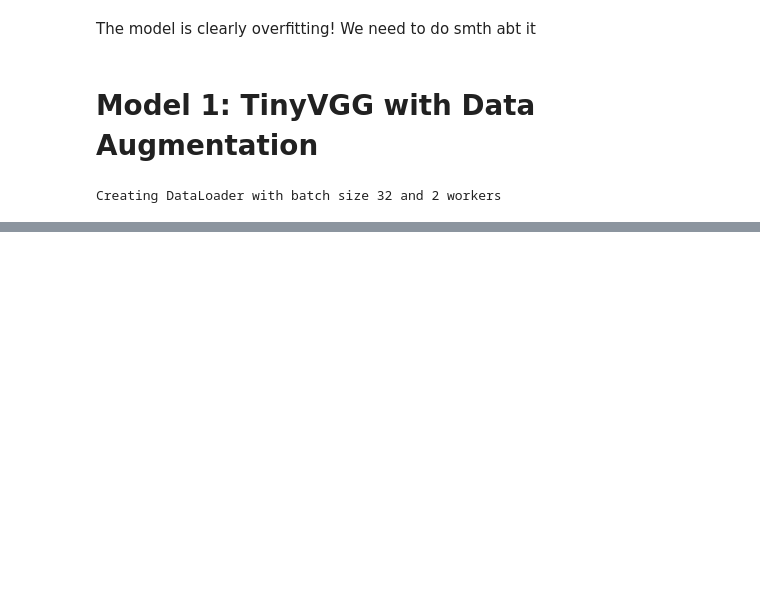
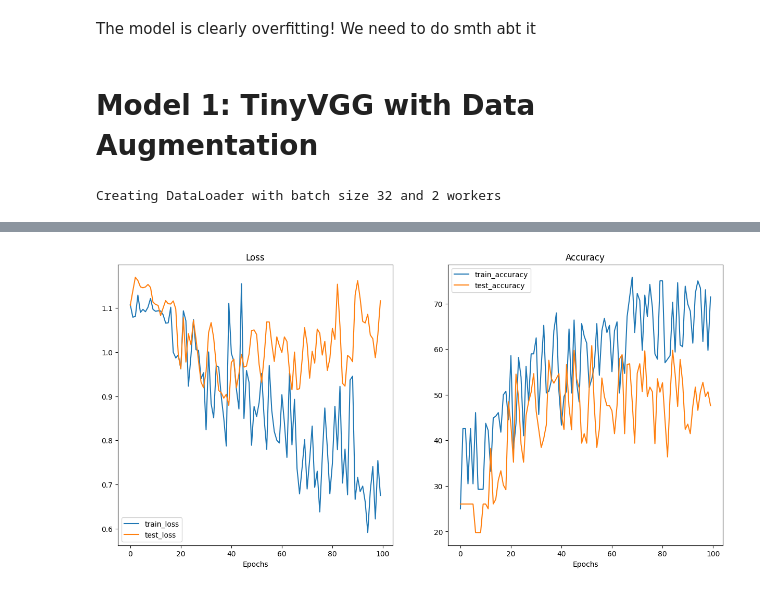
Before and after one commit to Fares-pr0g/ML-journey-ep-2-Experimenting-with-NN-s-in-PyTorch, a Jupyter notebook: Learning_PyTorch_04.ipynb, the cells around one changed output, grey strips where cells are left out. Saved outputs shown, nothing was run; the diff lists cells and outputs as text; code cells hidden in the pictures; blank space fills up the shorter version.

```diff
--- a/Learning_PyTorch_04.ipynb
+++ b/Learning_PyTorch_04.ipynb
@@ -674,0 +829,23 @@ plot_loss_curves(model_1_results)
+# %%
+
+torch.manual_seed(42)
+torch.cuda.manual_seed(42)
+
+NUM_EPOCHS= 100
+
+#Setup loss funct. and optimizer
+loss_fn= nn.CrossEntropyLoss()
+optimizer= torch.optim.Adam(params=model_2.parameters(), lr=0.001)
+
+from timeit import default_timer as timer
+start_time= timer()
+
+model_2_results= train(model=model_2,
+                       train_dataloader=train_dataloader_aug,
+                       test_dataloader=test_dataloader_aug,
+                       optimizer=optimizer,
+                       loss_fn=loss_fn,
+                       epochs= NUM_EPOCHS)
+
+end_time= timer()
+print(f"Total training time: {end_time-start_time:.3f} seconds")
@@ -674,0 +864,4 @@ plot_loss_curves(model_1_results)
+# %%
+plot_loss_curves(model_2_results)
+# %% [output]
+[figure, added]
```
Also changed, not shown: parts of 19 cells of this notebook.
